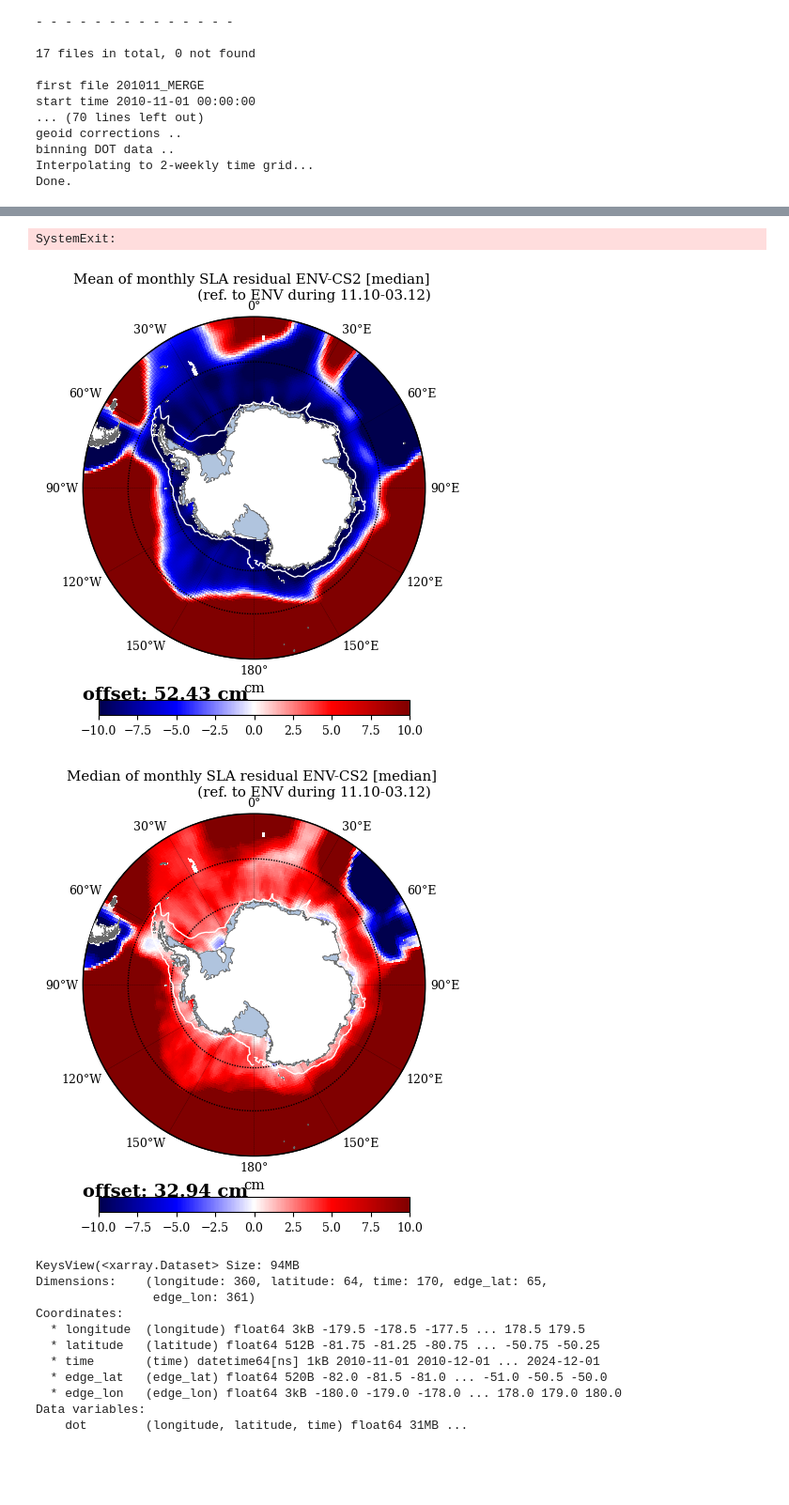
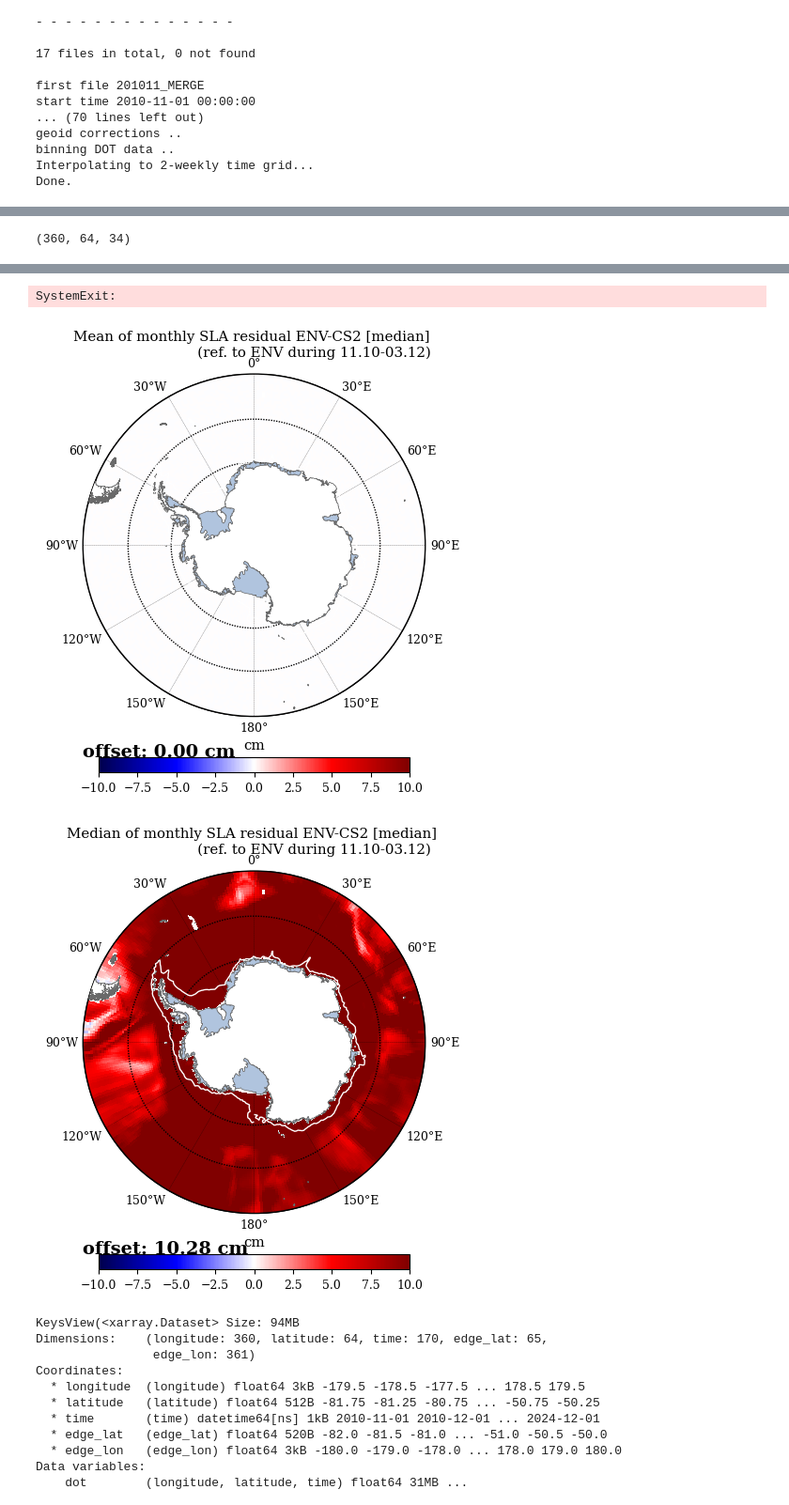
Before and after one commit to isabelle-white/CS2_extension, a Jupyter notebook: PhD/PhD_scripts/aux_func/aux_2a_test.ipynb, the cells around one changed output, grey strips where cells are left out. Shown: that part at 94% size. Drawn from its saved outputs; the diff is of its cells as text; code cells hidden in the pictures; blank space fills up the shorter version.

```diff
--- a/PhD/PhD_scripts/aux_func/aux_2a_test.ipynb
+++ b/PhD/PhD_scripts/aux_func/aux_2a_test.ipynb
@@ -698,3 +1035,7 @@ Done.
+# %%
+print(dif_mask.shape)
+# %% [output]
+(360, 64, 34)
 # %%
 #c3
 
@@ -803,7 +1144,7 @@ itt = len(time)
 cs2_mdt = cs2.dot.mean('time')
 env_mdt = env.dot.mean('time')
 
-cs2_sla = cs2.dot - env_mdt
+cs2_sla = cs2.dot - cs2_mdt
 env_sla = env.dot - env_mdt
 
 # # # # # # # # # # # #
@@ -871,7 +1212,7 @@ ax.annotate('offset: %.2f cm' % (avg_off2*1e2),
     xycoords='figure fraction',
     weight='bold', fontsize=14)
 
-sys.exit()
+sys.exit() # - use if want to stop !!!
 # stop here
 
 
@@ -1000,14 +1341,14 @@ ax.set_title(r"Median residual offset and mad: (%.3f $\pm$ %.3f) cm"
 plt.tight_layout()
 
 #----------------------------------------------------------
-
-# save a mask with 1s where the offset > 0 and 0 everywhere else
-dif_mask = ma.ones((msla_dif.shape))
-dif_mask[msla_dif.mask==True] = ma.masked
-dif_mask[msla_dif<0]=0
-
-lo, la = dif_mask.shape
-elo, ela = len(elon), len(elat)
+#
+# # save a mask with 1s where the offset > 0 and 0 everywhere else
+# dif_mask = ma.ones((msla_dif.shape))
+# dif_mask[msla_dif.mask==True] = ma.masked
+# dif_mask[msla_dif<0]=0
+#
+# lo, la = dif_mask.shape
+# elo, ela = len(elon), len(elat)
 # %% [output]
 KeysView(<xarray.Dataset> Size: 19MB
 Dimensions:    (longitude: 360, latitude: 64, time: 34, edge_lat: 65,
@@ -1029,6 +1370,6 @@ median area weighted avg: 0.3294043858137116 (m)
 SystemExit:
-[figure, old version]
+[figure, new version]
-[figure, old version]
+[figure, new version]
 # %%
 #c3b
 
```
Also changed, not shown: parts of 5 cells of this notebook, 10 other files.
